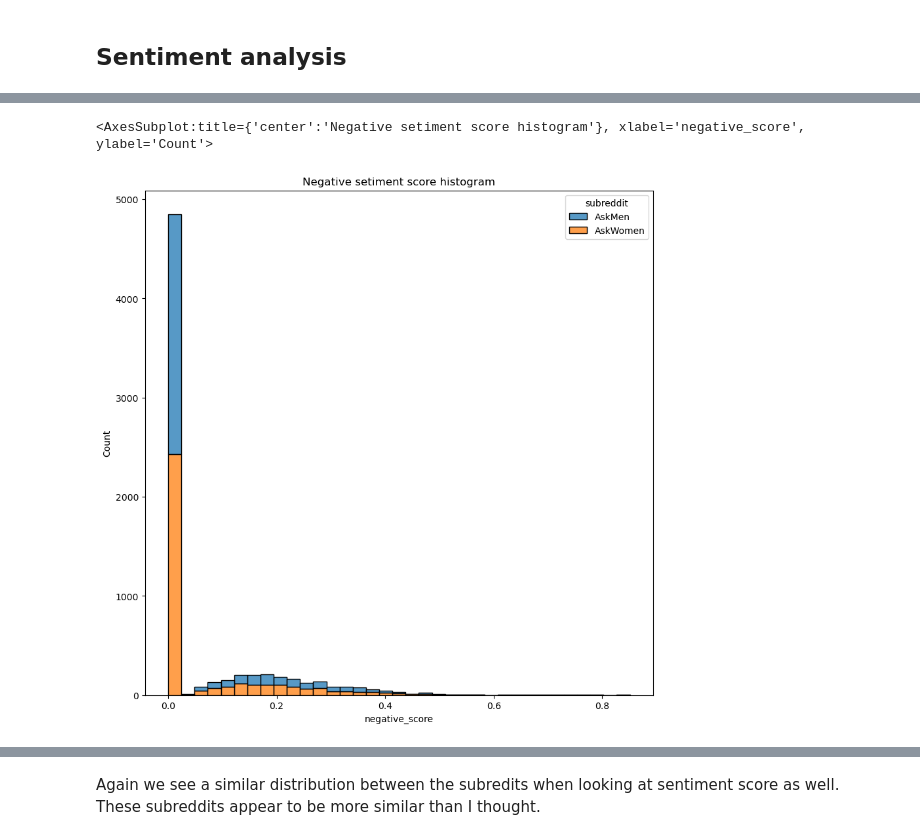
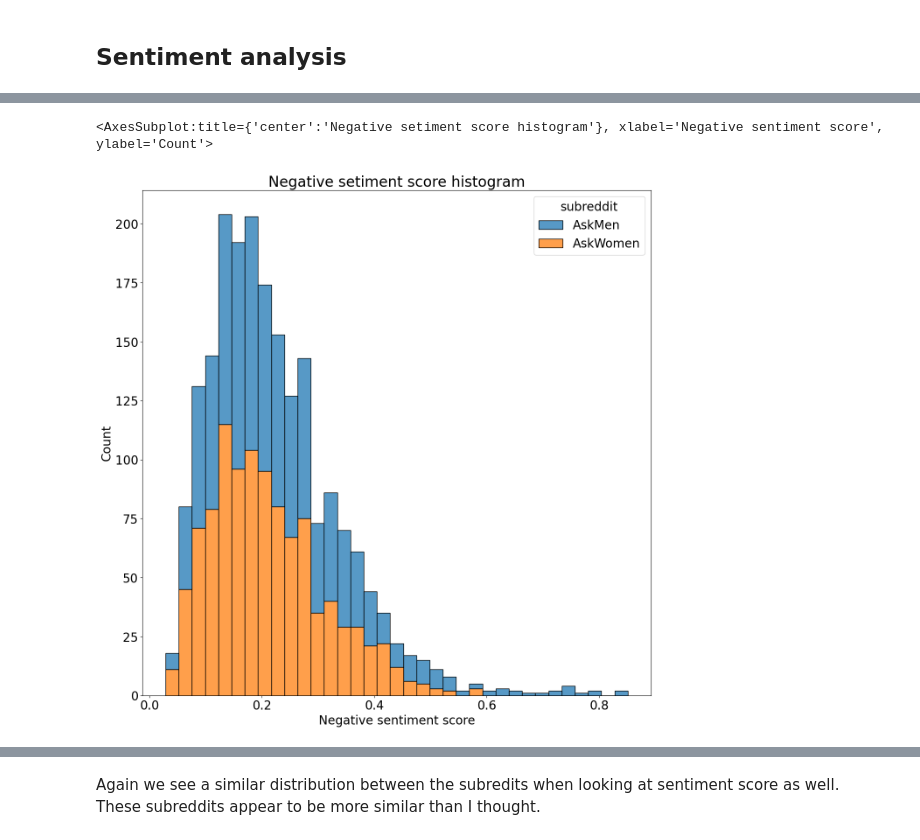
Before and after one commit to DerikVo/Reddit_NLP_project, a Jupyter notebook: Code/02_data_cleaning.ipynb, the cells around one changed output, grey strips where cells are left out. Saved outputs shown, nothing was run; the diff lists cells and outputs as text; code cells hidden in the pictures.

```diff
--- a/Code/02_data_cleaning.ipynb
+++ b/Code/02_data_cleaning.ipynb
@@ -8,6 +8,7 @@ import seaborn as sns
 import datetime as dt
 from sklearn.feature_extraction.text import CountVectorizer
 from nltk.sentiment.vader import SentimentIntensityAnalyzer
+plt.rcParams.update({'font.size': 20})
 # %% [markdown]
 __________________________________________________________________
 # Introducion:
@@ -163,10 +166,12 @@ clean_df_2.head(2)
 | z99f3w | AskMen | what do athlete think about havin... | 2022-12-01 01:03:02 | 21 | Thursday | 12 | 0.0 | ... |
 | z991l7 | AskMen | Why is the idea of permanent slee... | 2022-12-01 00:47:36 | 38 | Thursday | 9 | 0.0 | ... |
 # %%
-plt.figure(figsize=(10,10))
+#greater than 0 to get all Negative scores
+plt.figure(figsize=(15,15))
 plt.title('Negative setiment score histogram')
-sns.histplot(data= clean_df_2, multiple ="stack", x = 'negative_score', hue='subreddit', bins=35)
+plt.xlabel('Negative sentiment score')
+sns.histplot(data= clean_df_2[clean_df_2['negative_score']>0], multiple ="stack", x = 'negative_score', hue='subreddit', bins=35)
 # %% [output]
-<AxesSubplot:title={'center':'Negative setiment score histogram'}, xlabel='negative_score', ylabel='Count'>
+<AxesSubplot:title={'center':'Negative setiment score histogram'}, xlabel='Negative sentiment score', ylabel='Count'>
-[figure, old version]
+[figure, new version]
 # %%
```
Also changed, not shown: parts of 8 cells of this notebook, 17 other files.
